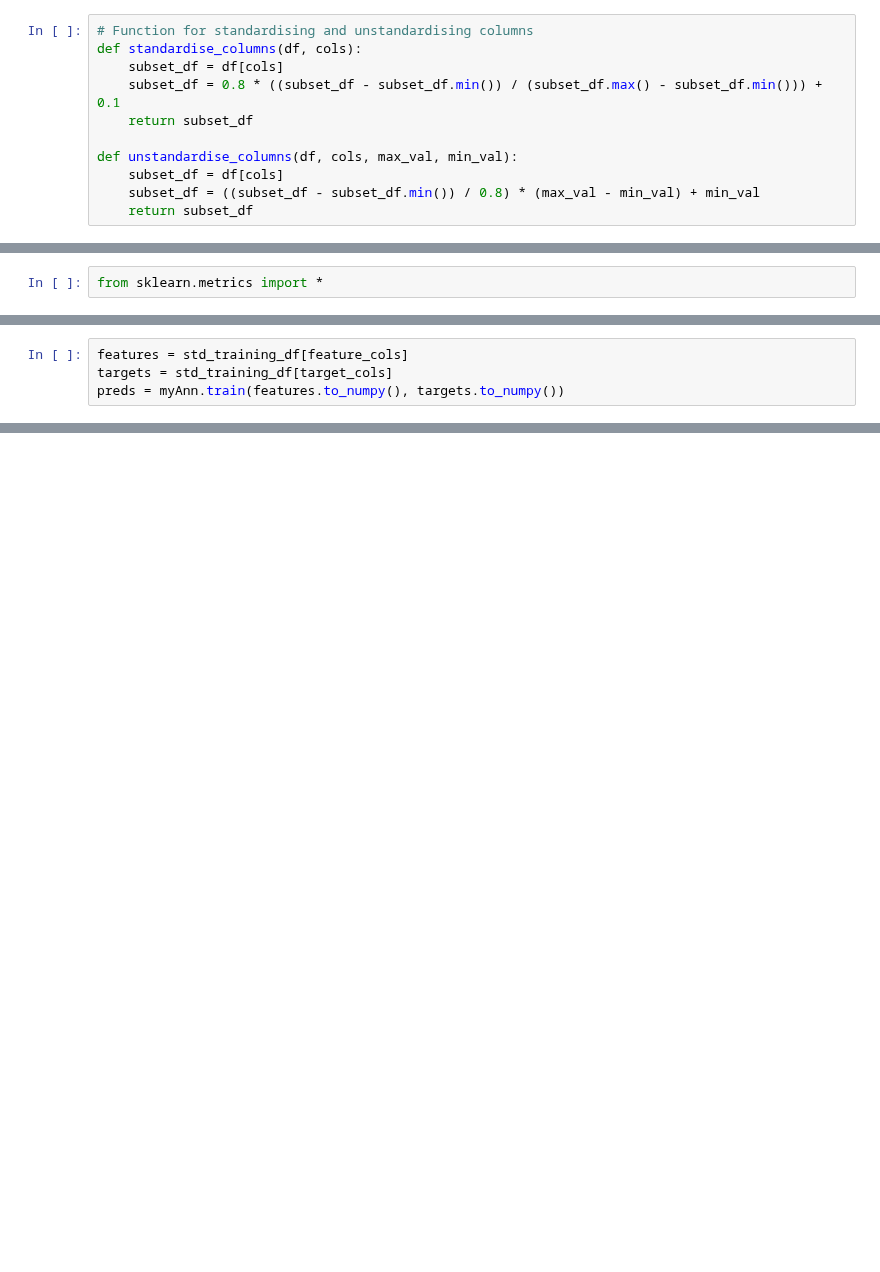
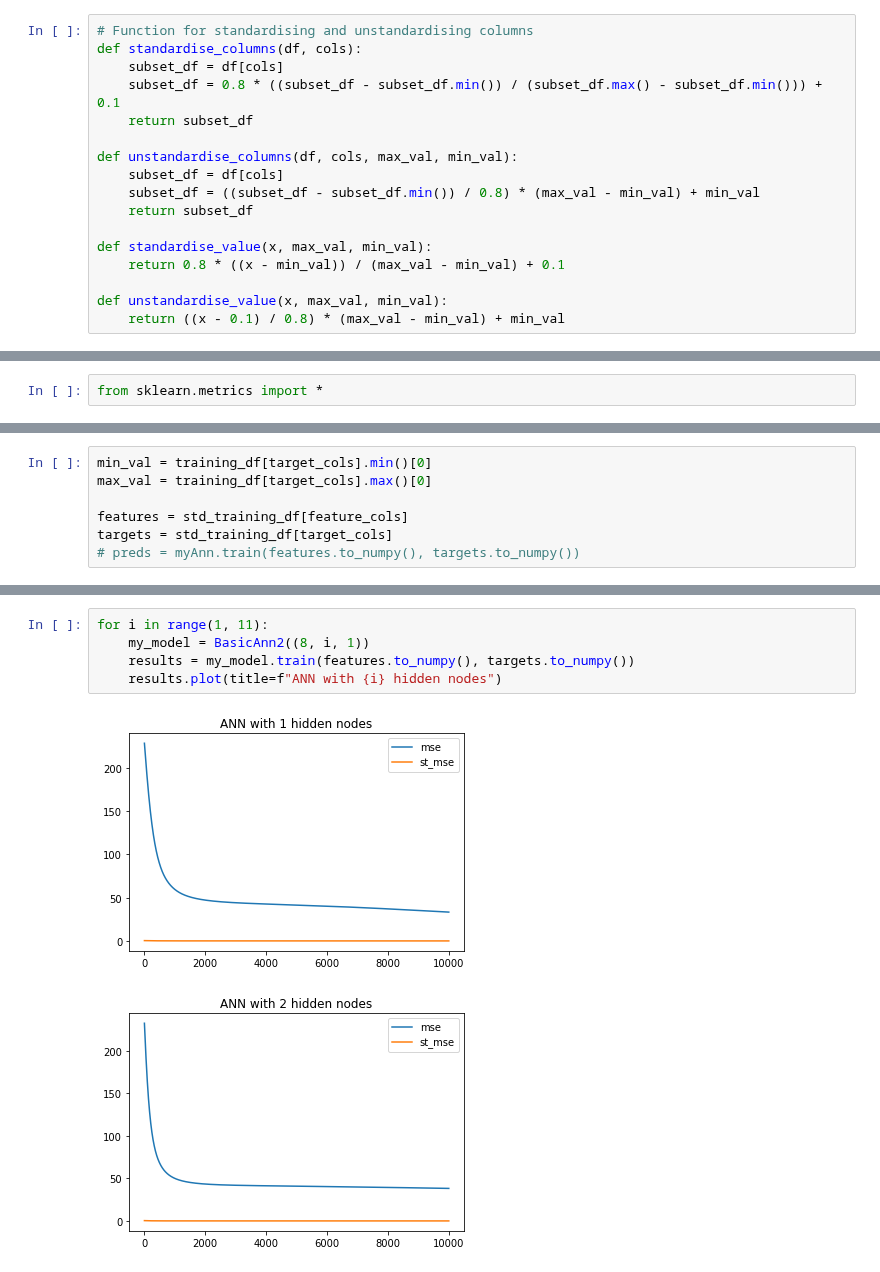
Before and after one commit to mhjp13/small-projects-ai, a Jupyter notebook: cob107/cw2/MLP-Models.ipynb, the cells around one changed output, grey strips where cells are left out. Drawn from its saved outputs; the diff is of its cells as text; blank space fills up the shorter version.

```diff
--- a/cob107/cw2/MLP-Models.ipynb
+++ b/cob107/cw2/MLP-Models.ipynb
@@ -14,6 +14,12 @@ def unstandardise_columns(df, cols, max_val, min_val):
     subset_df = df[cols]
     subset_df = ((subset_df - subset_df.min()) / 0.8) * (max_val - min_val) + min_val
     return subset_df
+
+def standardise_value(x, max_val, min_val):
+    return 0.8 * ((x - min_val)) / (max_val - min_val) + 0.1
+
+def unstandardise_value(x, max_val, min_val):
+    return ((x - 0.1) / 0.8) * (max_val - min_val) + min_val
 # %% [markdown]
 ## Reading Data
 # %%
@@ -142,4 +144,7 @@ myAnn = BasicAnn((8,3,2,1))
 # %%
+min_val = training_df[target_cols].min()[0]
+max_val = training_df[target_cols].max()[0]
+
 features = std_training_df[feature_cols]
 targets = std_training_df[target_cols]
-preds = myAnn.train(features.to_numpy(), targets.to_numpy())
+# preds = myAnn.train(features.to_numpy(), targets.to_numpy())
@@ -154,0 +198,8 @@ array([[1, 2, 3]])
+# %%
+for i in range(1, 11):
+    my_model = BasicAnn2((8, i, 1))
+    results = my_model.train(features.to_numpy(), targets.to_numpy())
+    results.plot(title=f"ANN with {i} hidden nodes")
+# %% [output]
+[figure, added]
+[figure, added]
```
Also changed, not shown: parts of 14 cells of this notebook.
